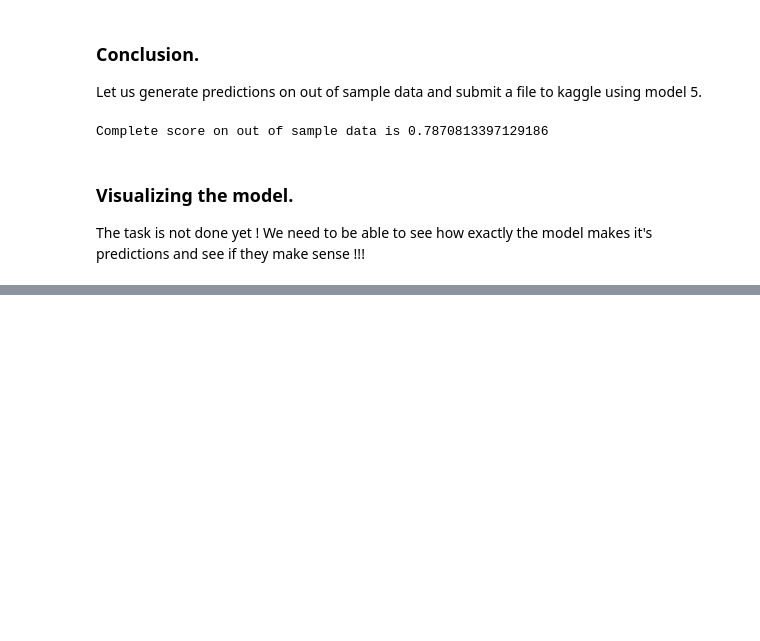
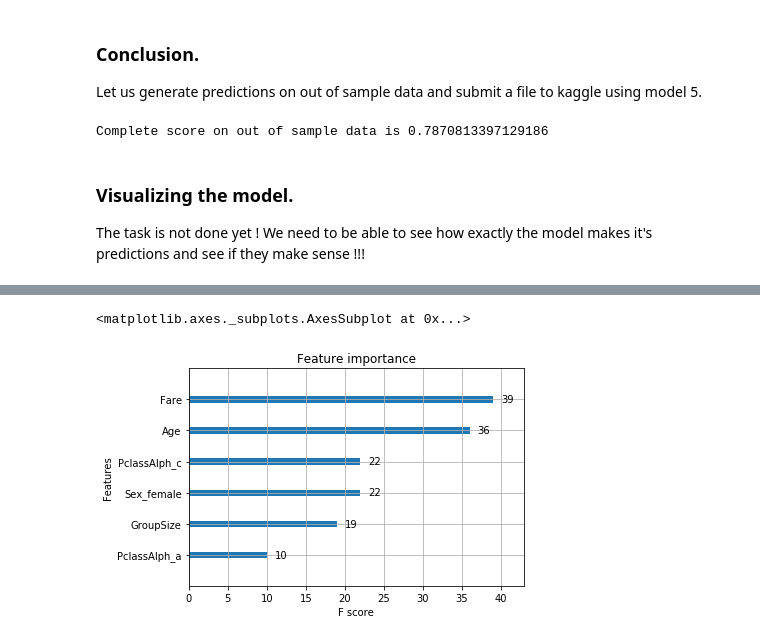
Before and after one commit to babinu-uthup-4JESUS-zz/titanic_survival_prediction, a Jupyter notebook: learn_from_aashita/model_building_and_testing.ipynb, the cells around one changed output, grey strips where cells are left out. Drawn from its saved outputs; the diff is of its cells as text; code cells hidden in the pictures; blank space fills up the shorter version.

```diff
--- a/learn_from_aashita/model_building_and_testing.ipynb
+++ b/learn_from_aashita/model_building_and_testing.ipynb
@@ -352,0 +404,7 @@ xgb.to_graphviz(my_model)
+# %%
+my_model2 = XGBClassifier(n_estimators=22, learning_rate=0.05)
+my_model2.fit(X_train_one_hot_new, Y_train.values.ravel())
+xgb.plot_importance(my_model2)
+# %% [output]
+<matplotlib.axes._subplots.AxesSubplot at 0x...>
+[figure, added]
```
Also changed, not shown: parts of 21 cells of this notebook.
